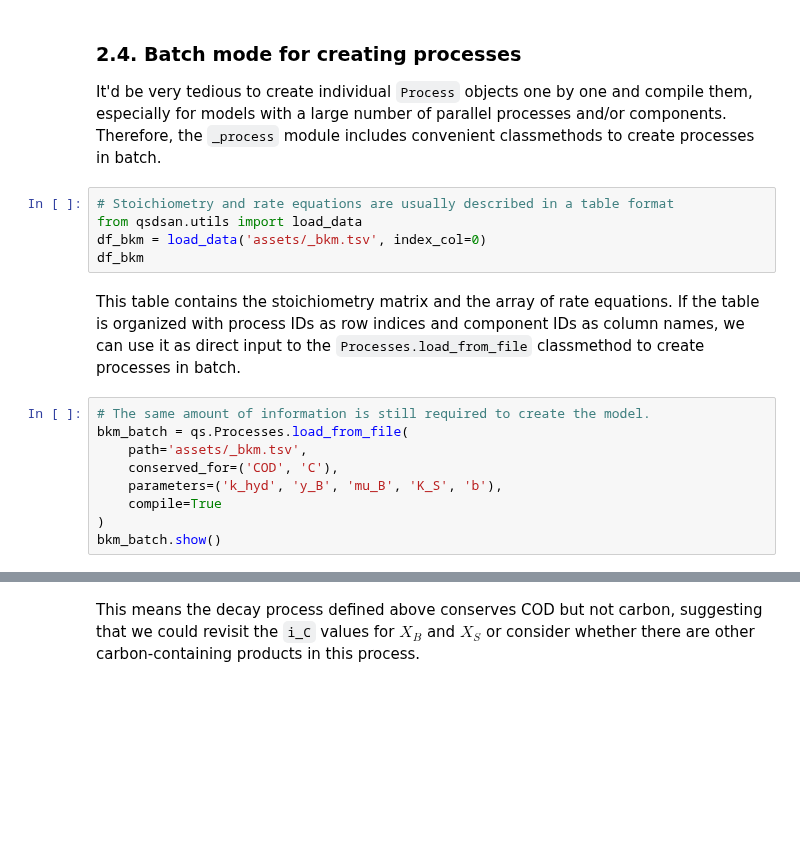
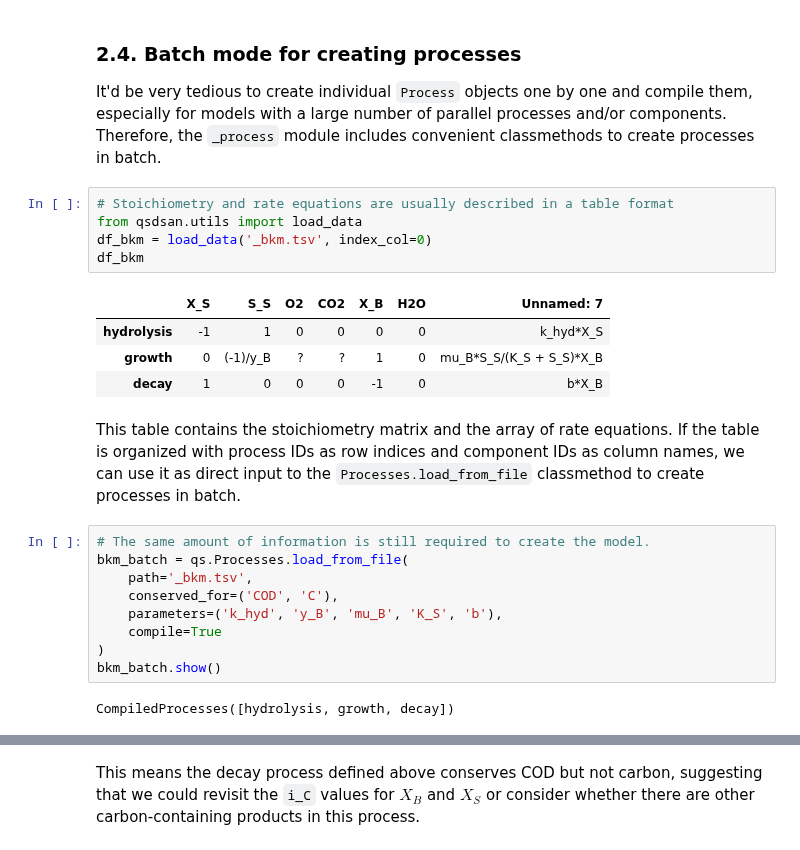
Before and after one commit to QSD-Group/QSDsan, a Jupyter notebook: docs/source/tutorials/10_Process.ipynb, the cells around one changed output, grey strips where cells are left out. Cells and saved outputs as stored; diff of their text form; blank space fills up the shorter version.

```diff
--- a/docs/source/tutorials/10_Process.ipynb
+++ b/docs/source/tutorials/10_Process.ipynb
@@ -449,19 +709,26 @@ It'd be very tedious to create individual `Process` objects one by one and compi
 # %%
 # Stoichiometry and rate equations are usually described in a table format
 from qsdsan.utils import load_data
-df_bkm = load_data('assets/_bkm.tsv', index_col=0)
+df_bkm = load_data('_bkm.tsv', index_col=0)
 df_bkm
+# %% [output]
+|  | X_S | S_S | O2 | CO2 | X_B | H2O | Unnamed: 7 |
+| hydrolysis | -1 | 1 | 0 | 0 | 0 | 0 | k_hyd*X_S |
+| growth | 0 | (-1)/y_B | ? | ? | 1 | 0 | mu_B*S_S/(K_S + S_S)*X_B |
+| decay | 1 | 0 | 0 | 0 | -1 | 0 | b*X_B |
 # %% [markdown]
 This table contains the stoichiometry matrix and the array of rate equations. If the table is organized with process IDs as row indices and component IDs as column names, we can use it as direct input to the `Processes.load_from_file` classmethod to create processes in batch.
 # %%
 # The same amount of information is still required to create the model.
 bkm_batch = qs.Processes.load_from_file(
-    path='assets/_bkm.tsv',
+    path='_bkm.tsv',
     conserved_for=('COD', 'C'),
     parameters=('k_hyd', 'y_B', 'mu_B', 'K_S', 'b'),
     compile=True
 )
 bkm_batch.show()
+# %% [output]
+CompiledProcesses([hydrolysis, growth, decay])
 # %%
 # You can see `bkm_batch` is equivalent to the `bkm` we created above
 bkm_batch.stoichiometry
```
Also changed, not shown: parts of 54 cells of this notebook, 27 other files.
